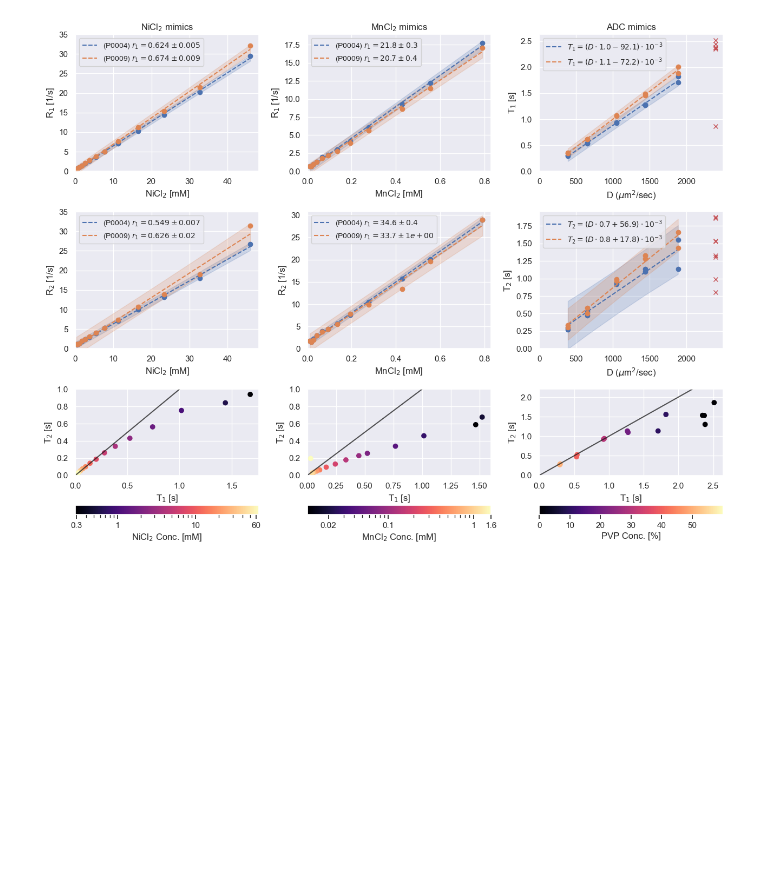
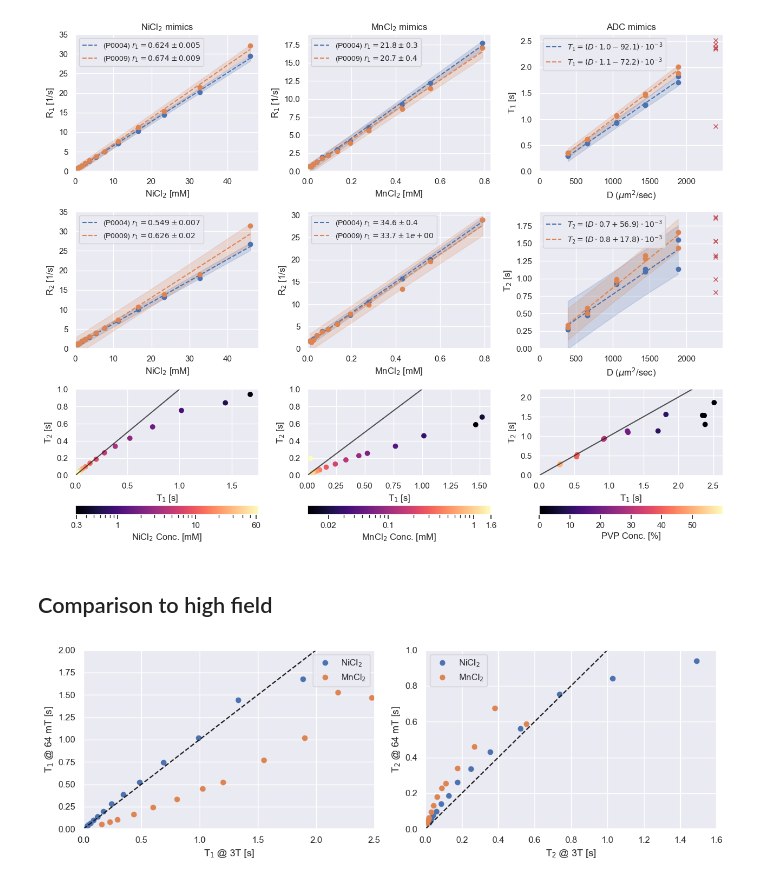
Before and after one commit to UNITY-Physics/unity_qa_paper, a Jupyter notebook: notebooks/relaxivity_plots.ipynb, the cells around one changed output. Saved outputs shown, nothing was run; the diff lists cells and outputs as text; code cells hidden in the pictures; blank space fills up the shorter version.

Commit message:
Compare to 3T

```diff
--- a/notebooks/relaxivity_plots.ipynb
+++ b/notebooks/relaxivity_plots.ipynb
@@ -201,3 +203,41 @@ plt.show()
 df_adc.to_csv('../results/relaxometry_PVP_mimics.csv')
 df_mncl.to_csv('../results/relaxometry_MnCl_mimics.csv')
 df_nicl.to_csv('../results/relaxometry_NiCl_mimics.csv')
+# %% [markdown]
+## Comparison to high field
+# %%
+# Ref values obtained from NIST measurements at 3T @ 20 C
+NiCl2_conc = [0.29, 0.6, 1.04, 1.64, 2.52, 3.68, 5.43, 7.74, 11.3, 16.5, 23.3, 32.7, 46, 65.3]
+NiCl2_T1 = np.array([1884, 1330.2, 987.3, 690.1, 485, 341.6, 240.9, 174.9, 121.1, 85.8, 60.2, 42.9, 30.4, 21.4])*1E-3
+NiCl2_T2 = np.array([1489.4,1026.8,737,521.3,354.4,248,175,126.3,86.9,60.9,42.4,30.7,21.8,15.3])*1E-3
+
+MnCl2_conc = [0.011,0.018,0.028,0.043,0.067,0.093,0.135,0.193,0.277,0.428,0.555,0.79,1.127,1.6]
+MnCl2_T1 = np.array([2478.2,2185.5,1901.3,1550,1197.6,1026.4,805.1,600,431.2,292.9,226.5,158.2,116.7,82.5])*1E-3
+MnCl2_T2 = np.array([552.7,379.5,267.3,175.1,112.7,88.9,63.4,44.2,29.9,19.4,14.7,10.5,7.3,5.1])*1E-3
+# %%
+fig, axes = plt.subplots(1,2,figsize=(12,4))
+ax = axes[0]
+
+ax.plot(NiCl2_T1[:-1], df_nicl['T1 [s]'][:-1], 'o', label=r'NiCl$_2$')
+ax.plot(MnCl2_T1[:-2], df_mncl['T1 [s]'][:-2], 'o', label=r'MnCl$_2$')
+ax.plot([0,2],[0,2], '--k')
+ax.set_xlabel('T$_1$ @ 3T [s]')
+ax.set_ylabel('T$_1$ @ 64 mT [s]')
+ax.axis([0,2.5,0,2])
+ax.legend()
+
+ax = axes[1]
+
+ax.plot(NiCl2_T2[:-1], df_nicl['T2 [s]'][:-1], 'o', label=r'NiCl$_2$')
+ax.plot(MnCl2_T2[:-2], df_mncl['T2 [s]'][:-2], 'o', label=r'MnCl$_2$')
+ax.plot([0,2],[0,2], '--k')
+ax.set_xlabel('T$_2$ @ 3T [s]')
+ax.set_ylabel(r'T$_2$ @ 64 mT [s]')
+ax.axis([0,1.6,0,1])
+ax.legend()
+
+plt.tight_layout()
+plt.savefig('../results/figureS6_relax_compare_64mT_3T.png', dpi=300)
+plt.show()
+# %% [output]
+[figure, added]
```
Also changed, not shown: parts of 1 cell of this notebook.
